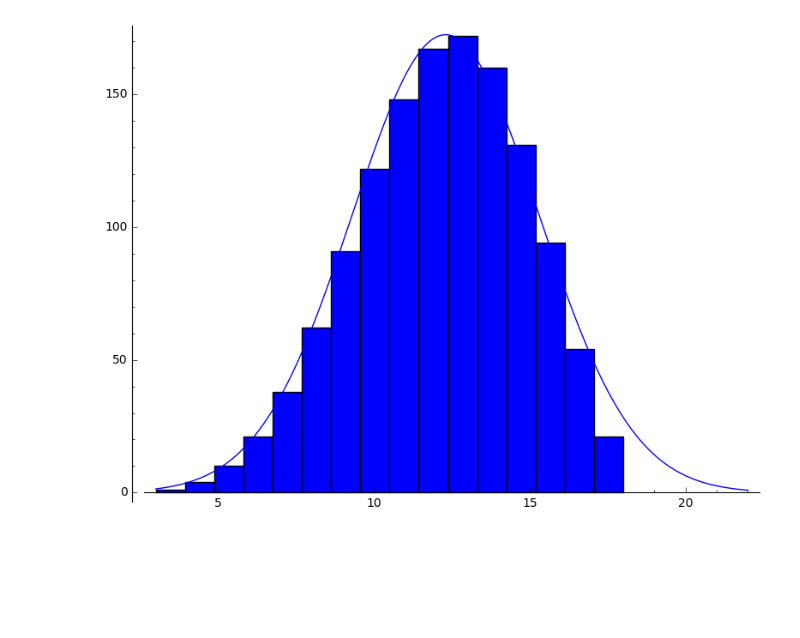
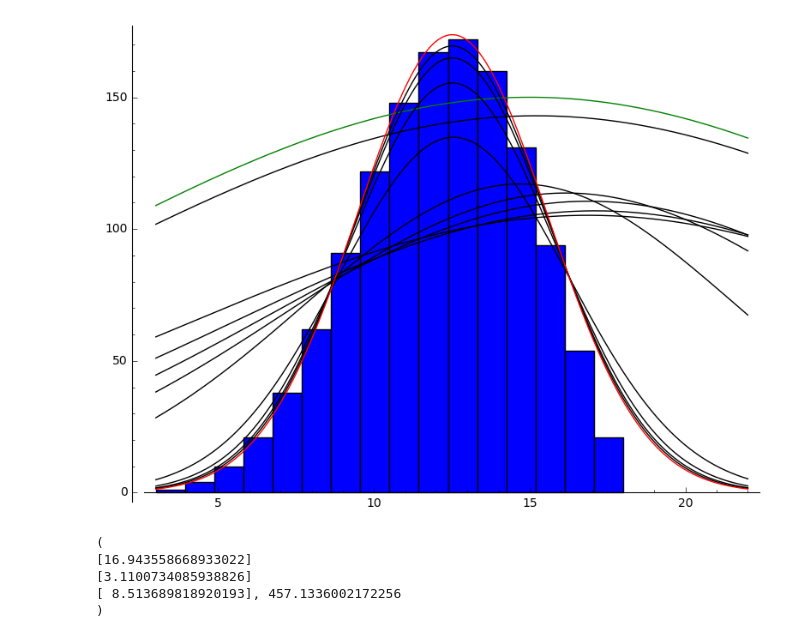
Before and after one commit to pattyclarke/sagednd, a Jupyter notebook: sagednd_demo.ipynb, the cells around one changed output. Drawn from its saved outputs; the diff is of its cells as text; code cells hidden in the pictures; blank space fills up the shorter version.

```diff
--- a/sagednd_demo.ipynb
+++ b/sagednd_demo.ipynb
@@ -38,5 +43,7 @@ roll deviation = 3
 # %%
 # Visualization Preparation
 # Prepare a histogram
+
+roll_count = [roll_scores.count(i) for i in range(4,19)]
 roll_hist = histogram(roll_scores, bins=16)
 # %%
@@ -54,5 +70,37 @@ approximate_bell = plot(my_bell(x), (x,3,22))
+# %%
+# Use the "best" result to prepare a bell curve
+
+(nheight, sigma, mum4) = tuned_params.list()
+best_bell(x) = nheight * 10 * exp(-(x-(mum4+4))^2/2/sigma^2)
+best_plot = plot(best_bell(x), (x,3,22), color = 'red')
+# %%
+# A sequence of successive approximations starting from (15,15,15), plotted later (for effect :))
+
+(s_nheight, s_sigma, s_mu) = (15, 15, 15)
+starting_bell(x) = s_nheight * 10 * exp(-(x-s_mu)^2/2/(s_sigma)^2)
+steps = 200
+tuning_sequence = [tune(roll_count, square_error, fb, fb.args()[1:], matrix([[s_nheight],[s_sigma],[s_mu-4]]), 0.00005, i) for i in range(steps)[1::floor(steps)/10]]
+# %%
+# Preparations to plot the results
+
+tuned_eval_dicts = [dict(zip([str(a) for a in fb.args()[1:]],p[0].list())) for p in tuning_sequence]
+tuned_bells = [fb(x=x-4,**d) for d in tuned_eval_dicts]
+tuned_plots = [plot(b, (x,3,22), color = 'black') for b in tuned_bells]
+starting_plot =  plot(starting_bell, (x,3,22), color = 'green')
 # %%
-# Display both the histogram and bell curve
-sum([roll_hist, approximate_bell])
+# Display both the histogram and bell curves.
+# The starting curve is green, and the limit curve is red.
+
+sum([roll_hist]+[starting_plot]+tuned_plots+[best_plot])
 # %% [output]
-[figure, old version]
+[figure, new version]
+# %%
+# Out of curiosity, the parameters and loss for closest black curve to the red curve
+
+tuning_sequence[-1]
+# %% [output]
+(
+[16.943558668933022]
+[3.1100734085938826]
+[ 8.513689818920193], 457.1336002172256
+)
```
Also changed, not shown: parts of 10 cells of this notebook, 25 other files.
